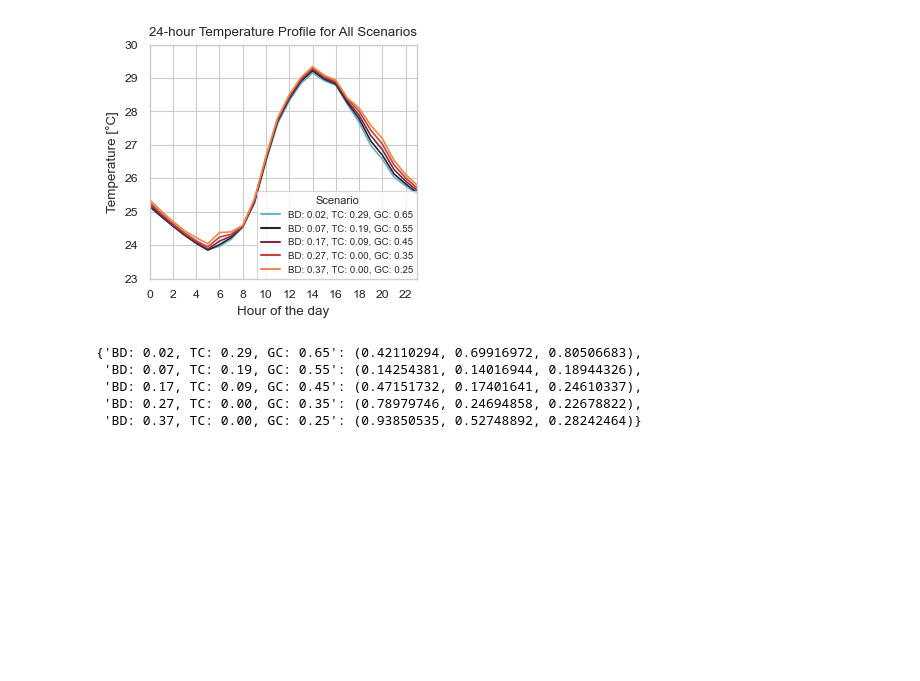
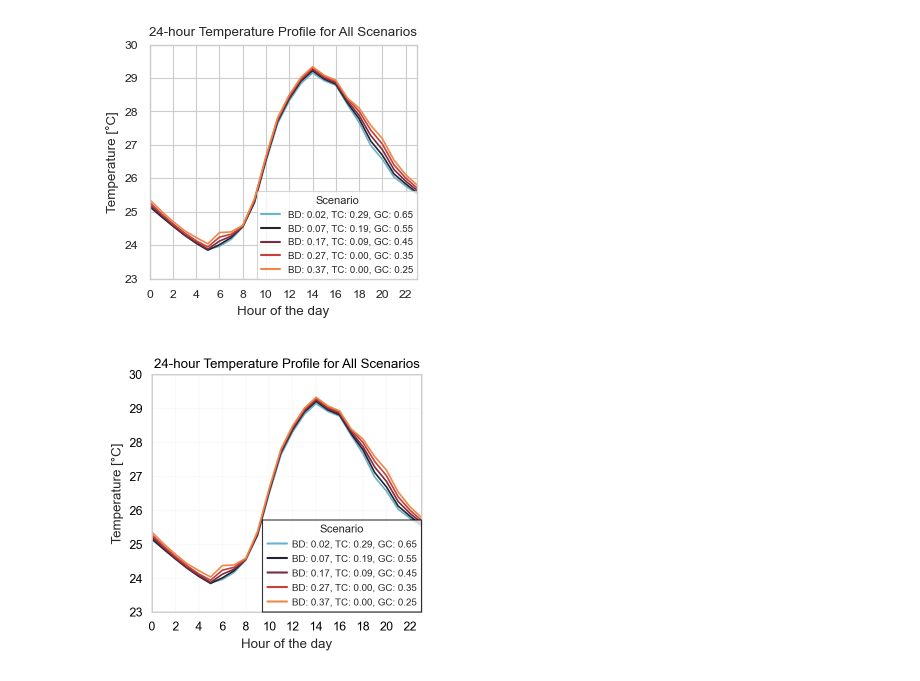
Before and after one commit to SustainableUrbanSystemsLab/CP-GNI2024-UWG, a Jupyter notebook: GNI_Analysis.ipynb, the cells around one changed output. Cells and saved outputs as stored; diff of their text form; code cells hidden in the pictures; blank space fills up the shorter version.

Commit message:
Added Proplot

```diff
--- a/GNI_Analysis.ipynb
+++ b/GNI_Analysis.ipynb
@@ -360,11 +360,63 @@ plt.savefig("Diurnal_Hottest_Month_July.png", dpi=1200)
 plt.show()
 # %% [output]
 [figure]
-# %%
-color_map
-# %% [output]
-{'BD: 0.02, TC: 0.29, GC: 0.65': (0.42110294, 0.69916972, 0.80506683),
- 'BD: 0.07, TC: 0.19, GC: 0.55': (0.14254381, 0.14016944, 0.18944326),
- 'BD: 0.17, TC: 0.09, GC: 0.45': (0.47151732, 0.17401641, 0.24610337),
- 'BD: 0.27, TC: 0.00, GC: 0.35': (0.78979746, 0.24694858, 0.22678822),
- 'BD: 0.37, TC: 0.00, GC: 0.25': (0.93850535, 0.52748892, 0.28242464)}
+# %%
+import seaborn as sns
+import matplotlib.pyplot as plt
+import pandas as pd
+import numpy as np
+# pip install git+https://github.com/proplot-dev/proplot.git@refs/pull/459/head
+import proplot as pplt
+
+sns.set_style("whitegrid")
+sns.set_context("paper")
+
+# Assuming 'final' is your DataFrame
+final_reset = final.reset_index()
+datetime_column = final_reset.columns[0]
+
+# Melt the DataFramea
+final_melted = pd.melt(final_reset, id_vars=[datetime_column], var_name='Scenario', value_name='Temperature')
+
+# Get unique scenarios and set the baseline
+scenarios = final_melted['Scenario'].unique()
+baseline_scenario = scenarios[2]  # The second scenario as baseline
+
+# Create a custom colormap
+color_map = dict(zip(scenarios, final_colors))
+
+# Create the plot
+plt.figure(figsize=(3.4, 3.2))
+sns.lineplot(data=final_melted, x='hour', y='Temperature', hue='Scenario',
+             palette=color_map)
+
+# Customize the plot
+plt.title('24-hour Temperature Profile for All Scenarios')
+plt.xlabel('Hour of the day')
+plt.ylabel('Temperature [°C]')
+plt.ylim(23, 30)
+plt.xlim(0, 23)
+plt.xticks(range(0, 24, 2))
+
+# Adjust legend
+sns.move_legend(plt.gca(), "lower right")
+
+# Adjust legend
+legend = plt.legend(title='Scenario', title_fontsize='8', fontsize='7', loc='lower right',
+                     borderaxespad=0.)
+
+# Reduce the size of legend lines
+for line in legend.get_lines():
+    line.set_linewidth(1.5)
+
+# Improve layout
+plt.tight_layout()
+
+# Save the plot
+plt.savefig("Diurnal_Hottest_Month_July.pdf")
+plt.savefig("Diurnal_Hottest_Month_July.png", dpi=1200)
+
+# Show the plot
+plt.show()
+# %% [output]
+[figure, added]
```
Also changed, not shown: parts of 1 cell of this notebook, 2 other files.
